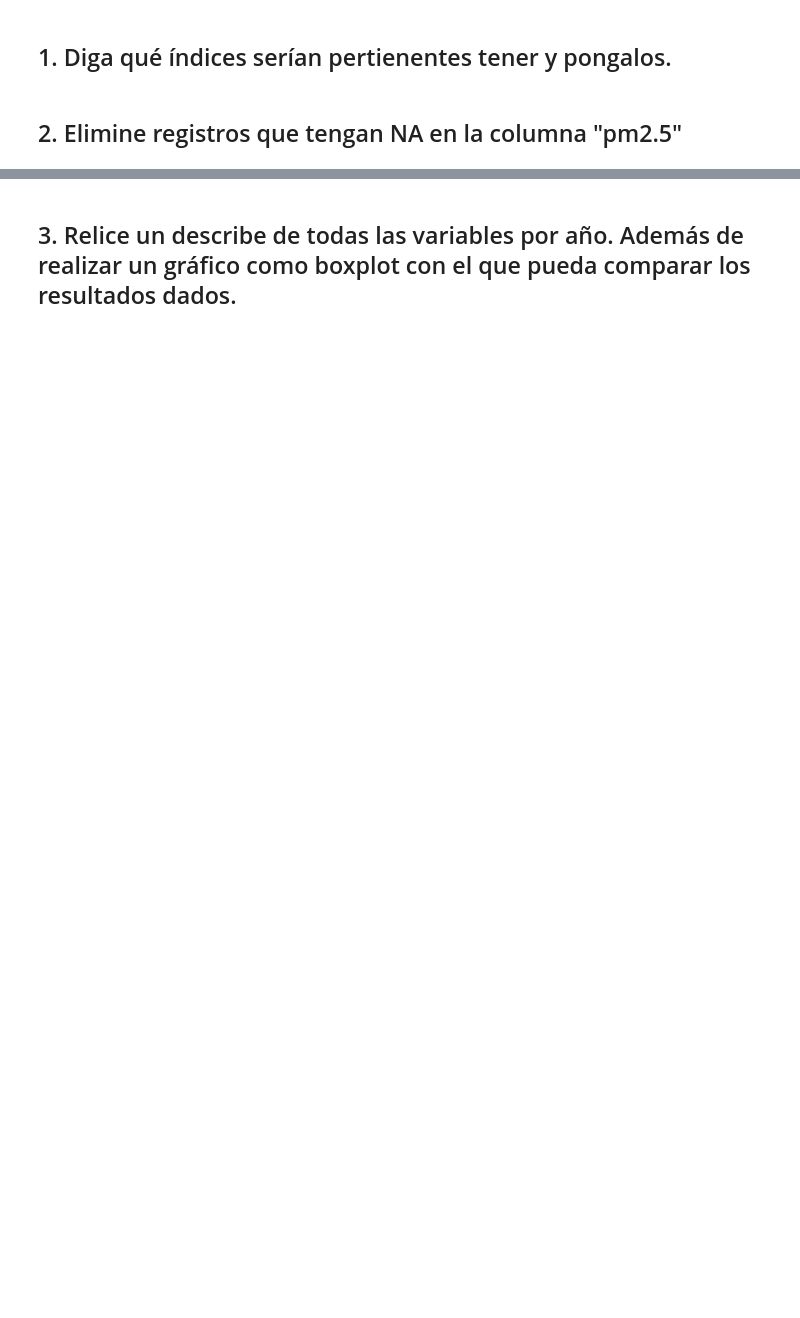
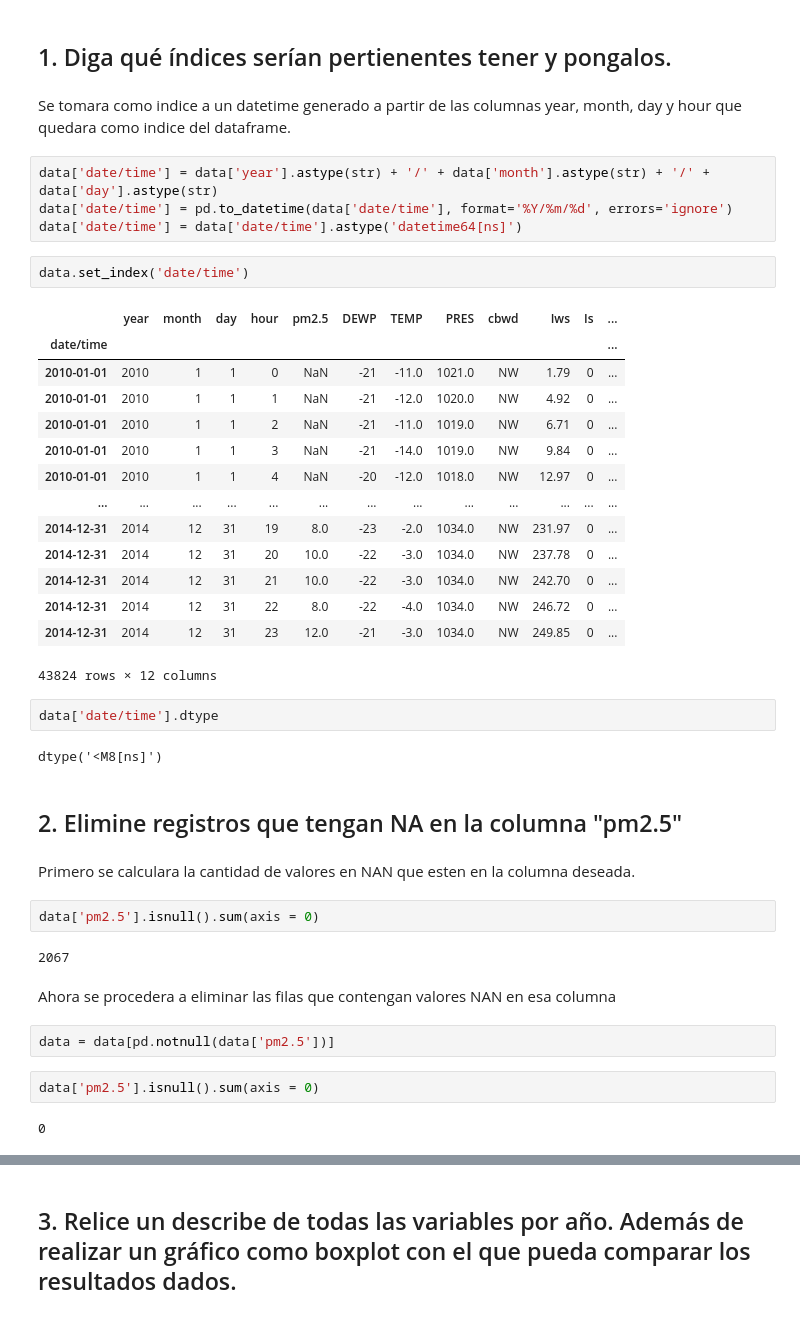
Before and after one commit to CristianCristanchoT/AI-DL-Exercises, a Jupyter notebook: 5. Taller Pandas/Taller de Pandas.ipynb, the cells around one changed output, grey strips where cells are left out. Drawn from its saved outputs; the diff is of its cells as text; blank space fills up the shorter version.

```diff
--- a/5. Taller Pandas/Taller de Pandas.ipynb
+++ b/5. Taller Pandas/Taller de Pandas.ipynb
@@ -38,5 +44,46 @@ data.describe()
 | max | 2014.000000 | 12.000000 | 31.000000 | 23.000000 | 994.000000 | 28.000000 | 42.000000 | 1046.000000 | 585.600000 | 27.000000 | 36.000000 |
 # %% [markdown]
 ## 1. Diga qué índices serían pertienentes tener y pongalos.
+# %% [markdown]
+Se tomara como indice a un datetime generado a partir de las columnas year, month, day y hour que quedara como indice del dataframe.
+# %%
+data['date/time'] = data['year'].astype(str) + '/' + data['month'].astype(str) + '/' + data['day'].astype(str)
+data['date/time'] = pd.to_datetime(data['date/time'], format='%Y/%m/%d', errors='ignore')
+data['date/time'] = data['date/time'].astype('datetime64[ns]')
+# %%
+data.set_index('date/time')
+# %% [output]
+|  | year | month | day | hour | pm2.5 | DEWP | TEMP | PRES | cbwd | Iws | Is | ... |
+| date/time |  |  |  |  |  |  |  |  |  |  |  | ... |
+| 2010-01-01 | 2010 | 1 | 1 | 0 | NaN | -21 | -11.0 | 1021.0 | NW | 1.79 | 0 | ... |
+| 2010-01-01 | 2010 | 1 | 1 | 1 | NaN | -21 | -12.0 | 1020.0 | NW | 4.92 | 0 | ... |
+| 2010-01-01 | 2010 | 1 | 1 | 2 | NaN | -21 | -11.0 | 1019.0 | NW | 6.71 | 0 | ... |
+| 2010-01-01 | 2010 | 1 | 1 | 3 | NaN | -21 | -14.0 | 1019.0 | NW | 9.84 | 0 | ... |
+| 2010-01-01 | 2010 | 1 | 1 | 4 | NaN | -20 | -12.0 | 1018.0 | NW | 12.97 | 0 | ... |
+| ... | ... | ... | ... | ... | ... | ... | ... | ... | ... | ... | ... | ... |
+| 2014-12-31 | 2014 | 12 | 31 | 19 | 8.0 | -23 | -2.0 | 1034.0 | NW | 231.97 | 0 | ... |
+| 2014-12-31 | 2014 | 12 | 31 | 20 | 10.0 | -22 | -3.0 | 1034.0 | NW | 237.78 | 0 | ... |
+| 2014-12-31 | 2014 | 12 | 31 | 21 | 10.0 | -22 | -3.0 | 1034.0 | NW | 242.70 | 0 | ... |
+| 2014-12-31 | 2014 | 12 | 31 | 22 | 8.0 | -22 | -4.0 | 1034.0 | NW | 246.72 | 0 | ... |
+| 2014-12-31 | 2014 | 12 | 31 | 23 | 12.0 | -21 | -3.0 | 1034.0 | NW | 249.85 | 0 | ... |
+43824 rows × 12 columns
+# %%
+data['date/time'].dtype
+# %% [output]
+dtype('<M8[ns]')
 # %% [markdown]
 ## 2. Elimine registros que tengan NA en la columna "pm2.5"
+# %% [markdown]
+Primero se calculara la cantidad de valores en NAN que esten en la columna deseada.
+# %%
+data['pm2.5'].isnull().sum(axis = 0)
+# %% [output]
+2067
+# %% [markdown]
+Ahora se procedera a eliminar las filas que contengan valores NAN en esa columna
+# %%
+data = data[pd.notnull(data['pm2.5'])]
+# %%
+data['pm2.5'].isnull().sum(axis = 0)
+# %% [output]
+0
```
Also changed, not shown: parts of 16 cells of this notebook, 1 other file.
